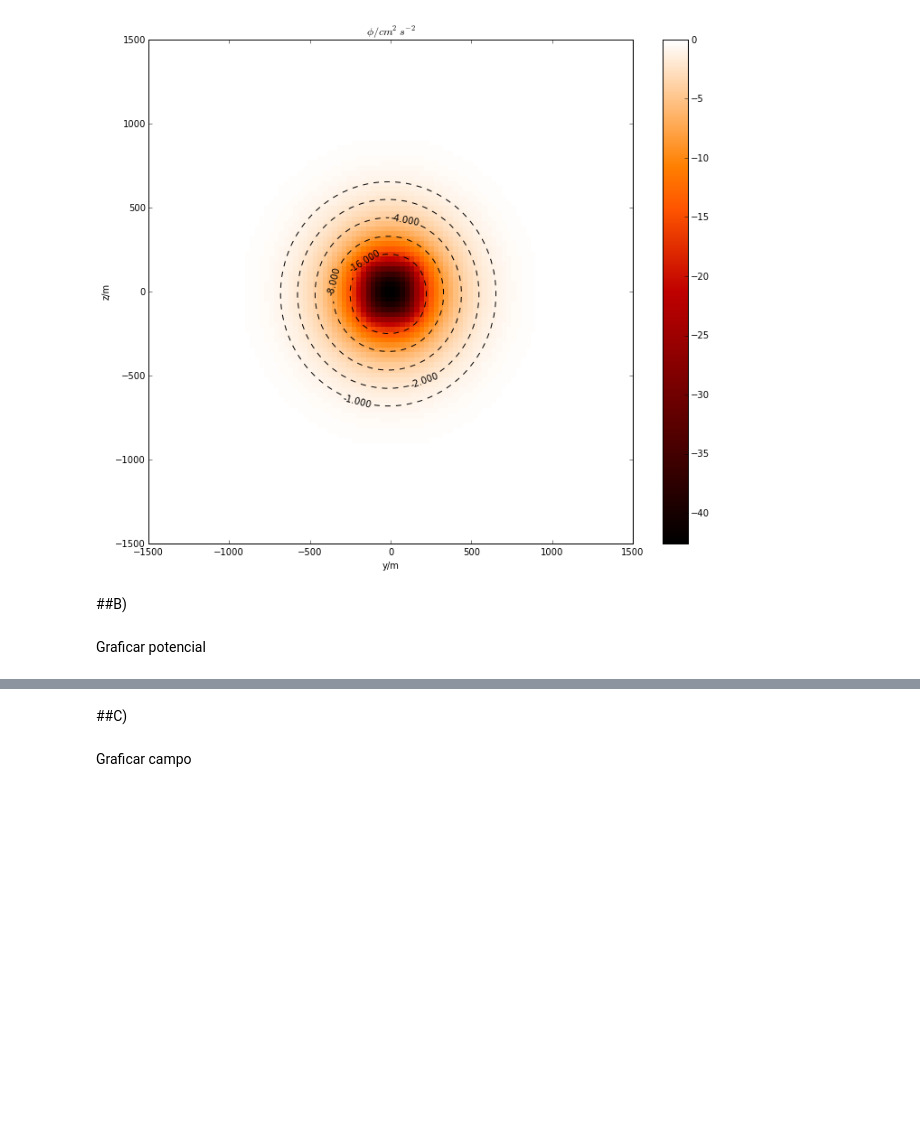
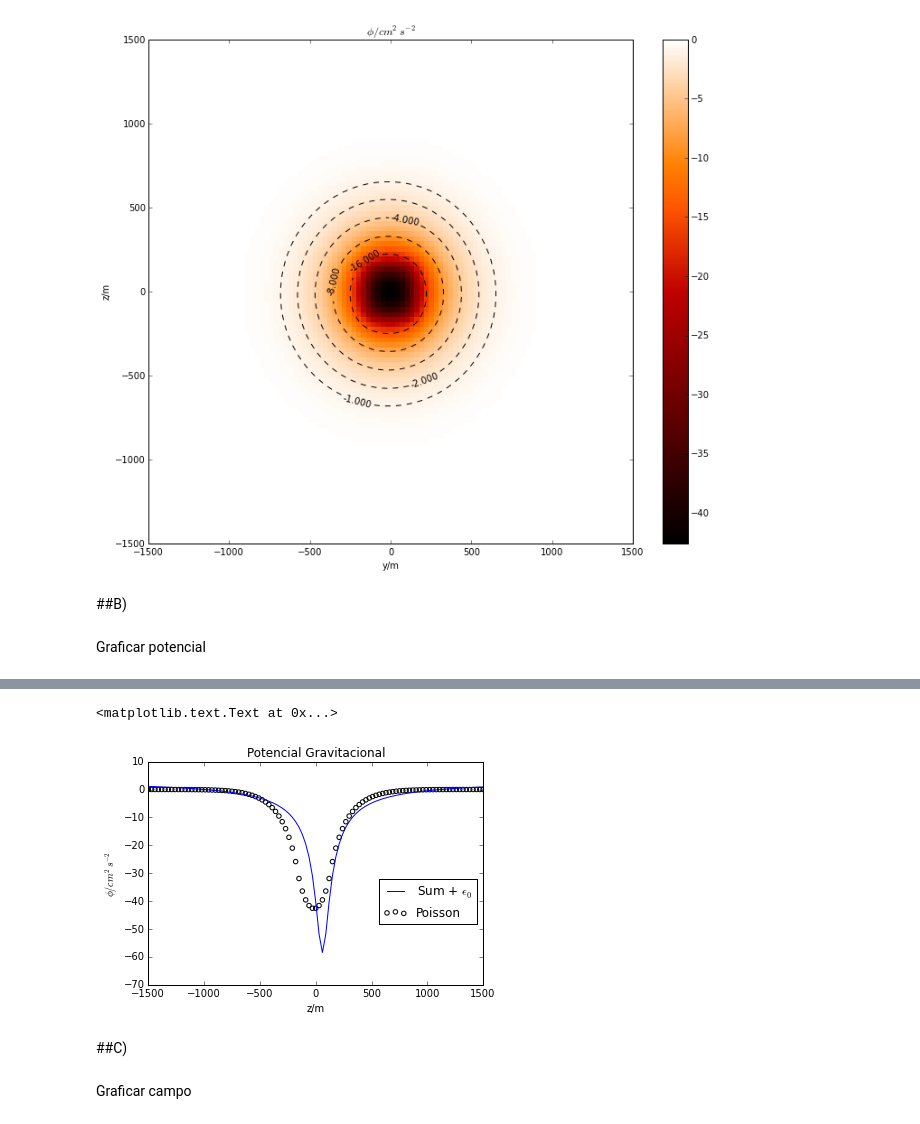
Before and after one commit to JuanUrrea6/MC, a Jupyter notebook: Tareas/Tarea6/HW6.ipynb, the cells around one changed output, grey strips where cells are left out. Saved outputs shown, nothing was run; the diff lists cells and outputs as text; code cells hidden in the pictures; blank space fills up the shorter version.

```diff
--- a/Tareas/Tarea6/HW6.ipynb
+++ b/Tareas/Tarea6/HW6.ipynb
@@ -149,3 +156,22 @@ plot(xmesh[0,:], 10000*campo[25][25])
+# %%
+#calcular los radios de cada masa discretizada.
+for i in range(10):
+    for j in range(10):
+        for k in range(10):
+            radioP = sqrt((xmesh[:,45 + i] - xmesh[50])**2 + (ymesh[:,45+j]-ymesh[50])**2 + (zmesh[:,45+k]-zmesh[50])**2)
+# %%
+potencialA = zeros((100,100,100))
+potencialA = (-G*400*270**3/radioP)
+plot(xmesh[0,:],10000*potencialA[45] + 20000*(G*400*270**3/3000), label = "Sum + $\epsilon_0$")
+scatter(xmesh[0,:],10000*campo[50][50], facecolors='none', edgecolors = "Black", label = "Poisson")
+legend(bbox_to_anchor=(1,0.5))
+xlim(-1500,1500)
+xlabel("z/m")
+ylabel("$\phi/cm^2 s^{-2}$")
+title("Potencial Gravitacional")
+# %% [output]
+<matplotlib.text.Text at 0x...>
+[figure, added]
 # %% [markdown]
 ##C)
 # %% [markdown]
```
Also changed, not shown: parts of 3 cells of this notebook.
